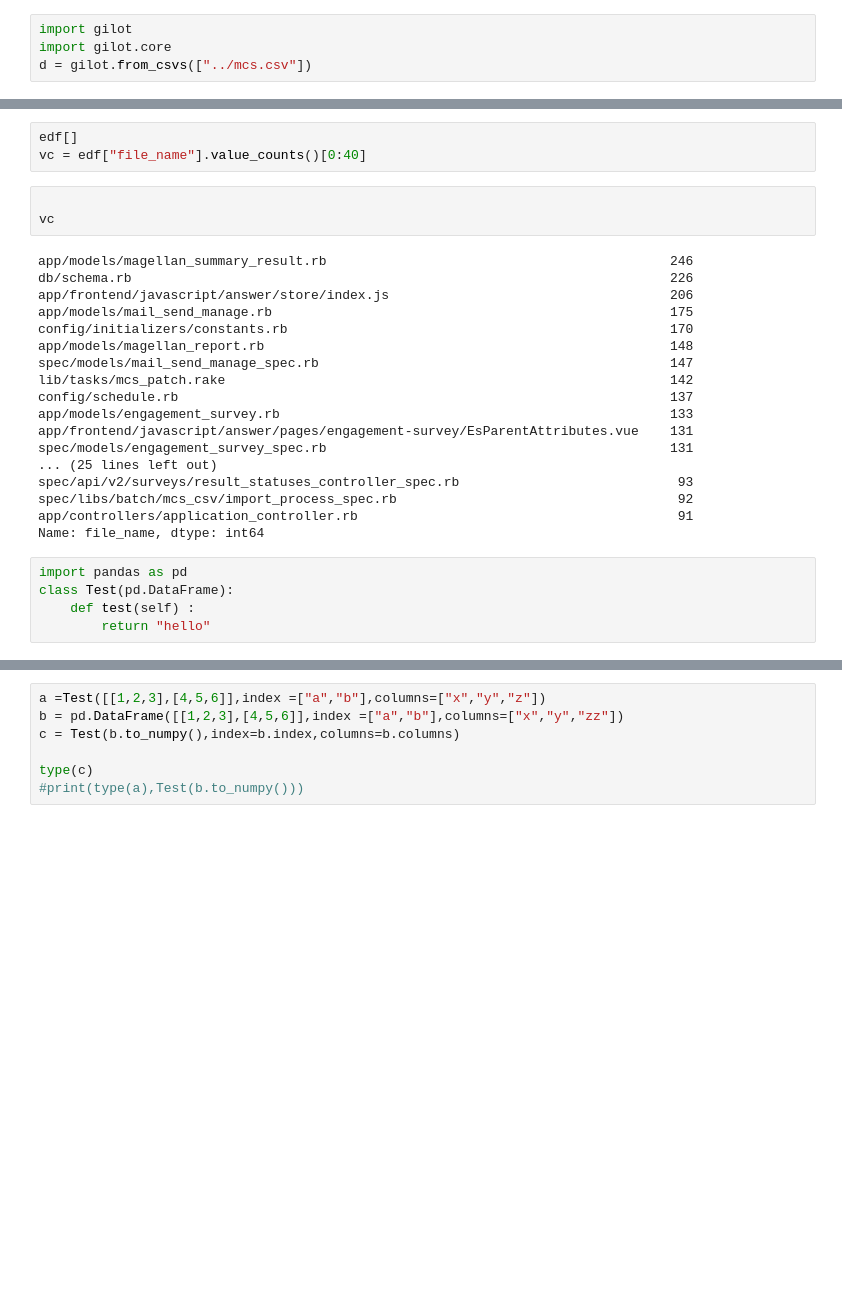
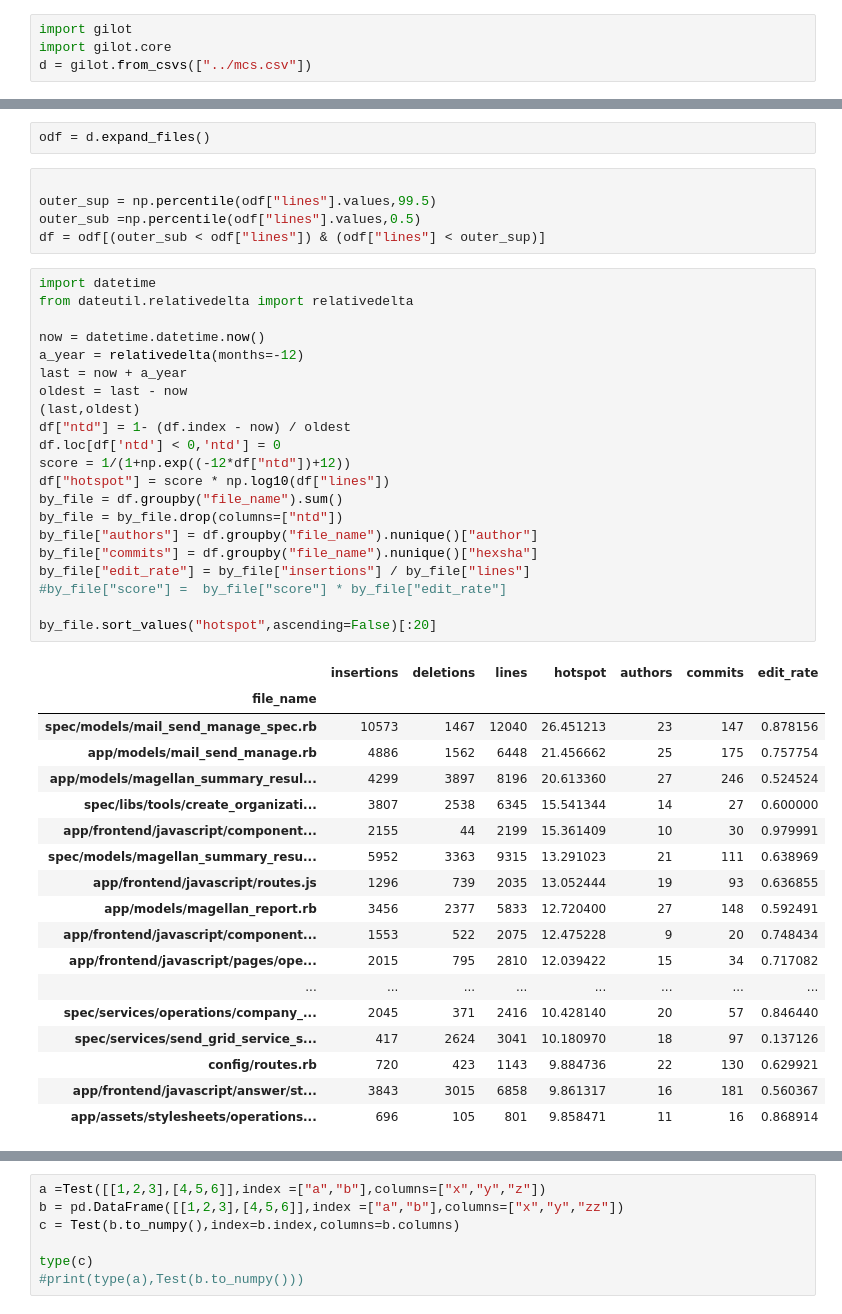
Before and after one commit to hirokidaichi/gilot, a Jupyter notebook: sample/test.ipynb, the cells around one changed output, grey strips where cells are left out. Drawn from its saved outputs; the diff is of its cells as text; blank space fills up the shorter version.

Commit message:
search hotspot

```diff
--- a/sample/test.ipynb
+++ b/sample/test.ipynb
@@ -33,29 +5,47 @@ edf = gilot.core.expand_files(d)
-# %%
-edf[]
-vc = edf["file_name"].value_counts()[0:40]
-# %%
-
-vc
-# %% [output]
-app/models/magellan_summary_result.rb                                            246
-db/schema.rb                                                                     226
-app/frontend/javascript/answer/store/index.js                                    206
-app/models/mail_send_manage.rb                                                   175
-config/initializers/constants.rb                                                 170
-app/models/magellan_report.rb                                                    148
-spec/models/mail_send_manage_spec.rb                                             147
-lib/tasks/mcs_patch.rake                                                         142
-config/schedule.rb                                                               137
-app/models/engagement_survey.rb                                                  133
-app/frontend/javascript/answer/pages/engagement-survey/EsParentAttributes.vue    131
-spec/models/engagement_survey_spec.rb                                            131
-... (25 lines left out)
-spec/api/v2/surveys/result_statuses_controller_spec.rb                            93
-spec/libs/batch/mcs_csv/import_process_spec.rb                                    92
-app/controllers/application_controller.rb                                         91
-Name: file_name, dtype: int64
-# %%
-import pandas as pd
-class Test(pd.DataFrame):
-    def test(self) :
-        return "hello"
+# %%
+odf = d.expand_files()
+# %%
+
+outer_sup = np.percentile(odf["lines"].values,99.5)
+outer_sub =np.percentile(odf["lines"].values,0.5)
+df = odf[(outer_sub < odf["lines"]) & (odf["lines"] < outer_sup)]
+# %%
+import datetime
+from dateutil.relativedelta import relativedelta
+
+now = datetime.datetime.now()
+a_year = relativedelta(months=-12)
+last = now + a_year
+oldest = last - now
+(last,oldest)
+df["ntd"] = 1- (df.index - now) / oldest
+df.loc[df['ntd'] < 0,'ntd'] = 0
+score = 1/(1+np.exp((-12*df["ntd"])+12))
+df["hotspot"] = score * np.log10(df["lines"])
+by_file = df.groupby("file_name").sum()
+by_file = by_file.drop(columns=["ntd"])
+by_file["authors"] = df.groupby("file_name").nunique()["author"]
+by_file["commits"] = df.groupby("file_name").nunique()["hexsha"]
+by_file["edit_rate"] = by_file["insertions"] / by_file["lines"]
+#by_file["score"] =  by_file["score"] * by_file["edit_rate"]
+
+by_file.sort_values("hotspot",ascending=False)[:20]
+# %% [output]
+|  | insertions | deletions | lines | hotspot | authors | commits | edit_rate |
+| file_name |  |  |  |  |  |  |  |
+| spec/models/mail_send_manage_spec.rb | 10573 | 1467 | 12040 | 26.451213 | 23 | 147 | 0.878156 |
+| app/models/mail_send_manage.rb | 4886 | 1562 | 6448 | 21.456662 | 25 | 175 | 0.757754 |
+| app/models/magellan_summary_resul... | 4299 | 3897 | 8196 | 20.613360 | 27 | 246 | 0.524524 |
+| spec/libs/tools/create_organizati... | 3807 | 2538 | 6345 | 15.541344 | 14 | 27 | 0.600000 |
+| app/frontend/javascript/component... | 2155 | 44 | 2199 | 15.361409 | 10 | 30 | 0.979991 |
+| spec/models/magellan_summary_resu... | 5952 | 3363 | 9315 | 13.291023 | 21 | 111 | 0.638969 |
+| app/frontend/javascript/routes.js | 1296 | 739 | 2035 | 13.052444 | 19 | 93 | 0.636855 |
+| app/models/magellan_report.rb | 3456 | 2377 | 5833 | 12.720400 | 27 | 148 | 0.592491 |
+| app/frontend/javascript/component... | 1553 | 522 | 2075 | 12.475228 | 9 | 20 | 0.748434 |
+| app/frontend/javascript/pages/ope... | 2015 | 795 | 2810 | 12.039422 | 15 | 34 | 0.717082 |
+| ... | ... | ... | ... | ... | ... | ... | ... |
+| spec/services/operations/company_... | 2045 | 371 | 2416 | 10.428140 | 20 | 57 | 0.846440 |
+| spec/services/send_grid_service_s... | 417 | 2624 | 3041 | 10.180970 | 18 | 97 | 0.137126 |
+| config/routes.rb | 720 | 423 | 1143 | 9.884736 | 22 | 130 | 0.629921 |
+| app/frontend/javascript/answer/st... | 3843 | 3015 | 6858 | 9.861317 | 16 | 181 | 0.560367 |
+| app/assets/stylesheets/operations... | 696 | 105 | 801 | 9.858471 | 11 | 16 | 0.868914 |
```
Also changed, not shown: parts of 3 cells of this notebook, 4 other files.
